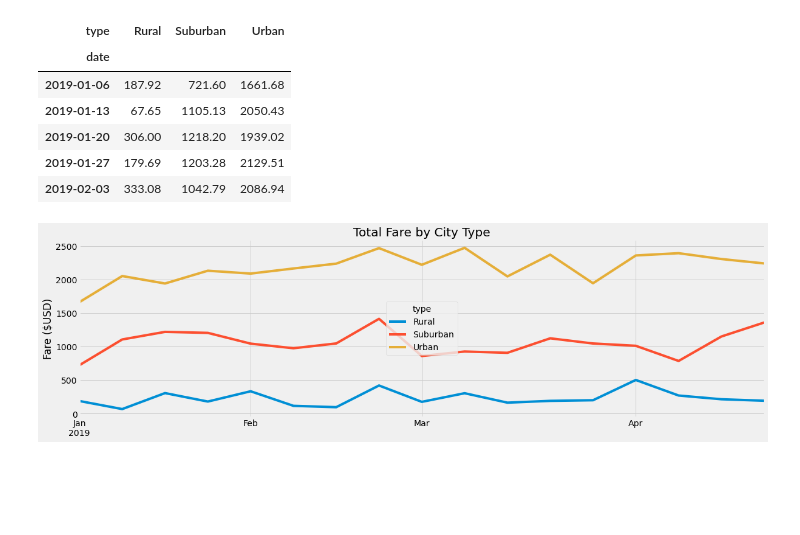
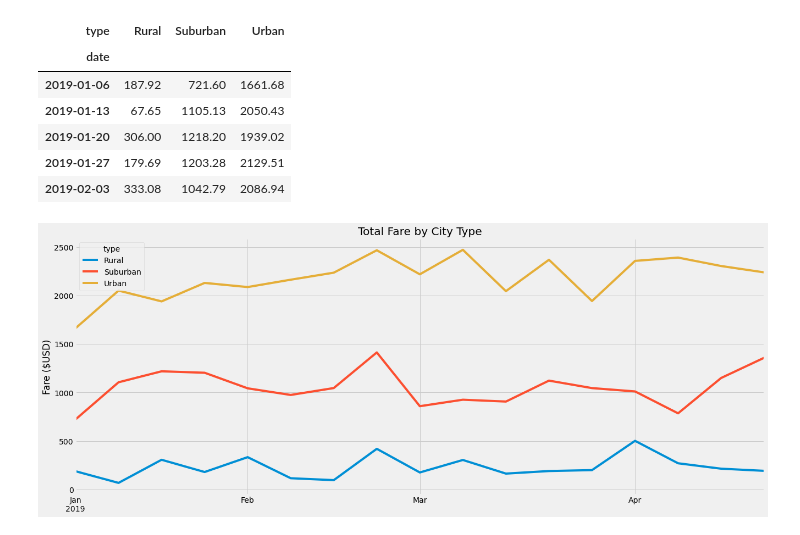
Before and after one commit to Tara-Lightner/PyBer_Analysis, a Jupyter notebook: PyBer_Challenge.ipynb, the cells around one changed output. Saved outputs shown, nothing was run; the diff lists cells and outputs as text; code cells hidden in the pictures; blank space fills up the shorter version.

Commit message:
updated challenge with adjustments to the final chart, included analysis file with chart photo, additional supporting files and photos

```diff
--- a/PyBer_Challenge.ipynb
+++ b/PyBer_Challenge.ipynb
@@ -327,16 +327,16 @@ weekly_fare_dates_df.head()
 # %%
 # 7. Using the object-oriented interface method, plot the resample DataFrame using the df.plot() function.   ???This isn't object oriented right,??? Is that ok?
 
 # Import the style from Matplotlib.
 from matplotlib import style
 # Use the graph style fivethirtyeight.
 style.use('fivethirtyeight')
 
-ax = weekly_fare_dates_df.plot(figsize=(18,5),)
+ax = weekly_fare_dates_df.plot(figsize=(20,8),)
 ax.set_xlabel('')
 ax.set_ylabel('Fare ($USD)')
 ax.set_title('Total Fare by City Type')
 plt.savefig('analysis/Pyber_fare_summary.png');
 plt.show()
 # %% [output]
-[figure, old version]
+[figure, new version]
```
Also changed, not shown: 3 other files.
